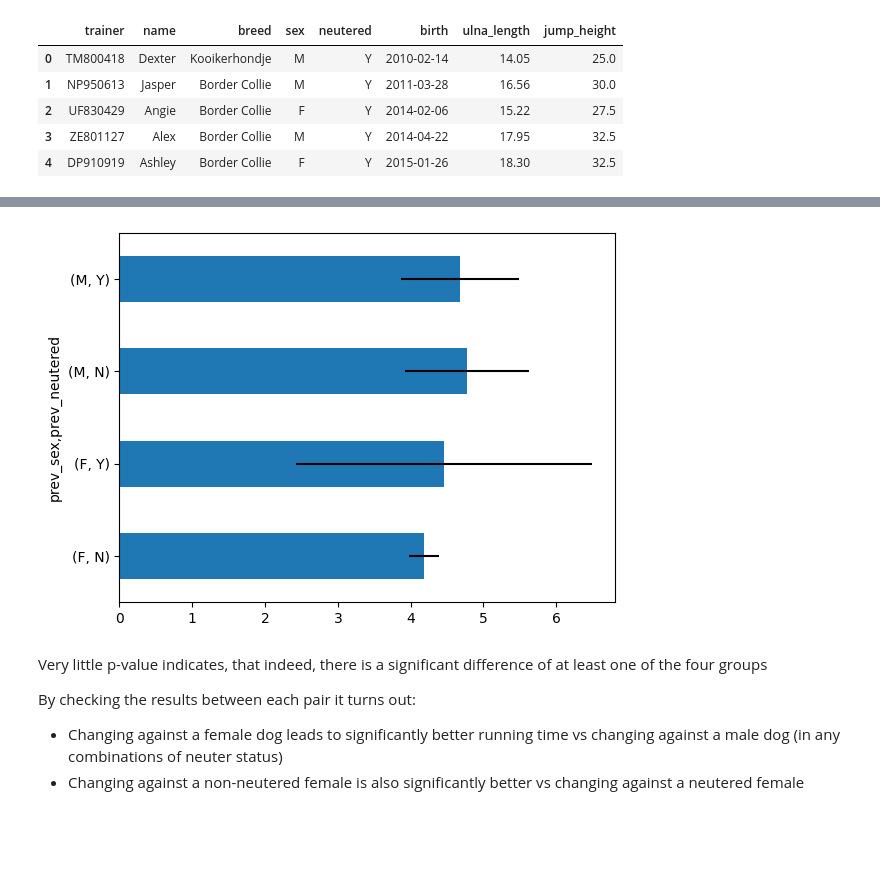
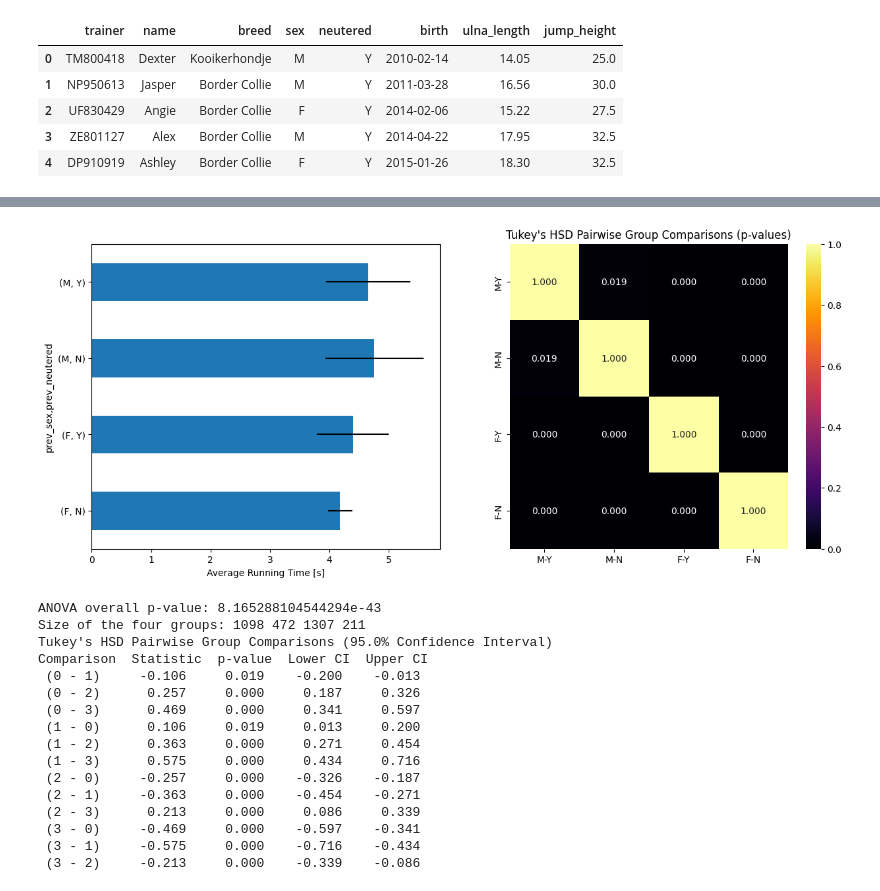
Before and after one commit to dzsobacsi/flyball-project, a Jupyter notebook: 3b-change-partner.ipynb, the cells around one changed output, grey strips where cells are left out. Saved outputs shown, nothing was run; the diff lists cells and outputs as text; code cells hidden in the pictures; blank space fills up the shorter version.

```diff
--- a/3b-change-partner.ipynb
+++ b/3b-change-partner.ipynb
@@ -59,2 +78,29 @@ df_runs.head(5)
+# %%
+def myplot(df):
+    fig, axs = plt.subplots(1, 2, figsize=(15, 6))
+
+    df.groupby(['prev_sex', 'prev_neutered'])['time'].mean().plot(kind='barh', xerr=df.groupby(['prev_sex', 'prev_neutered'])['time'].std(), ax=axs[0])
+    axs[0].set_xlabel('Average Running Time [s]')
+
+    g1 = df[(df_runs.prev_sex == 'M') & (df.prev_neutered == 'Y')]['time']
+    g2 = df[(df_runs.prev_sex == 'M') & (df.prev_neutered == 'N')]['time']
+    g3 = df[(df_runs.prev_sex == 'F') & (df.prev_neutered == 'Y')]['time']
+    g4 = df[(df_runs.prev_sex == 'F') & (df.prev_neutered == 'N')]['time']
+
+    data = [g1, g2, g3, g4]
+    _, p_value = f_oneway(*data)
+
+    tukey_results = tukey_hsd(*data)
+    p_values = tukey_results.pvalue
+    p_values_2d = np.array(p_values).reshape(4, 4)
+
+    labels = ['M-Y', 'M-N', 'F-Y', 'F-N']
+    sns.heatmap(p_values_2d, annot=True, cmap='inferno', fmt='.3f', xticklabels=labels, yticklabels=labels, ax=axs[1])
+    plt.title('Tukey\'s HSD Pairwise Group Comparisons (p-values)')
+    plt.show()
+
+    print("ANOVA overall p-value:", p_value)
+    print('Size of the four groups:', g1.shape[0], g2.shape[0], g3.shape[0], g4.shape[0])
+    print(tukey_results)
 # %% [markdown]
 Interesting. Seems that dogs run faster in avereage, if running against a non-neutered female dog. Let's perform an ANOVA test to check if this difference is significant.
@@ -61,10 +113,20 @@ Interesting. Seems that dogs run faster in avereage, if running against a non-ne
-# %%
-df_runs.groupby(['prev_sex', 'prev_neutered'])['time'].mean().plot(kind='barh', xerr=df_runs.groupby(['prev_sex', 'prev_neutered'])['time'].std());
-# %% [output]
-[figure, removed]
-# %% [markdown]
-Very little p-value indicates, that indeed, there is a significant difference of at least one of the four groups
-
-By checking the results between each pair it turns out:
-- Changing against a female dog leads to significantly better running time vs changing against a male dog (in any combinations of neuter status)
-- Changing against a non-neutered female is also significantly better vs changing against a neutered female
+# %%
+myplot(df_runs)
+# %% [output]
+[figure, added]
+ANOVA overall p-value: 8.165288104544294e-43
+Size of the four groups: 1098 472 1307 211
+Tukey's HSD Pairwise Group Comparisons (95.0% Confidence Interval)
+Comparison  Statistic  p-value  Lower CI  Upper CI
+ (0 - 1)     -0.106     0.019    -0.200    -0.013
+ (0 - 2)      0.257     0.000     0.187     0.326
+ (0 - 3)      0.469     0.000     0.341     0.597
+ (1 - 0)      0.106     0.019     0.013     0.200
+ (1 - 2)      0.363     0.000     0.271     0.454
+ (1 - 3)      0.575     0.000     0.434     0.716
+ (2 - 0)     -0.257     0.000    -0.326    -0.187
+ (2 - 1)     -0.363     0.000    -0.454    -0.271
+ (2 - 3)      0.213     0.000     0.086     0.339
+ (3 - 0)     -0.469     0.000    -0.597    -0.341
+ (3 - 1)     -0.575     0.000    -0.716    -0.434
+ (3 - 2)     -0.213     0.000    -0.339    -0.086
```
Also changed, not shown: parts of 19 cells of this notebook.
